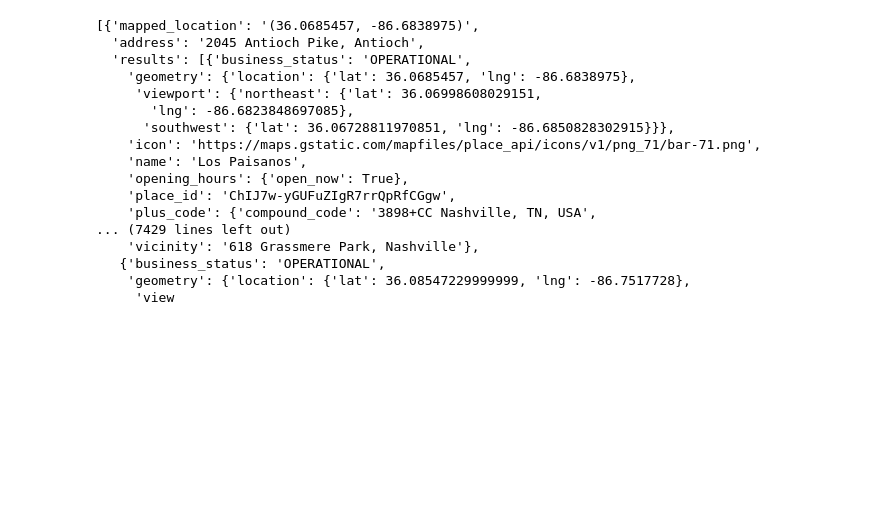
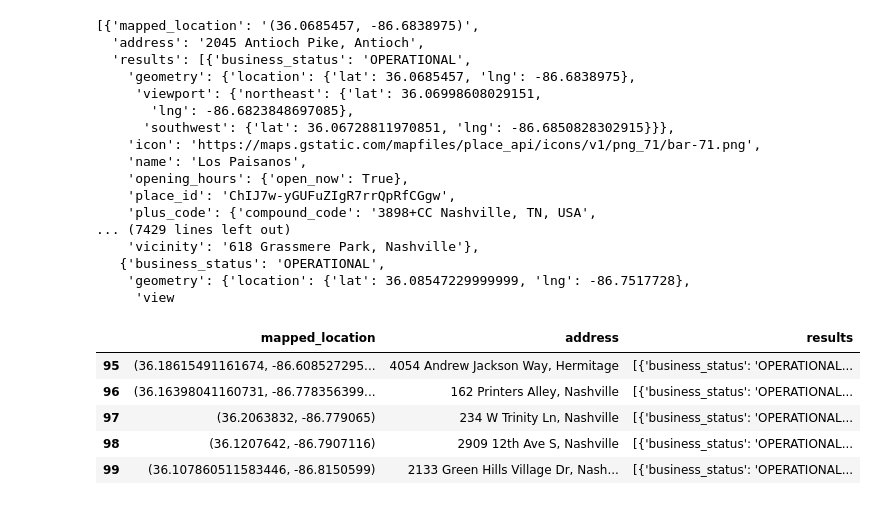
Before and after one commit to nss-data-science-cohort-4/dq4-covid-nashville-pam, a Jupyter notebook: Question 4.ipynb, the cells around one changed output. Cells and saved outputs as stored; diff of their text form; code cells hidden in the pictures; blank space fills up the shorter version.

```diff
--- a/Question 4.ipynb
+++ b/Question 4.ipynb
@@ -39,3 +152,14 @@ r1
    {'business_status': 'OPERATIONAL',
     'geometry': {'location': {'lat': 36.08547229999999, 'lng': -86.7517728},
      'view
+# %%
+df = pd.DataFrame(r1)
+# %%
+df.tail()
+# %% [output]
+|  | mapped_location | address | results |
+| 95 | (36.18615491161674, -86.608527295... | 4054 Andrew Jackson Way, Hermitage | [{'business_status': 'OPERATIONAL... |
+| 96 | (36.16398041160731, -86.778356399... | 162 Printers Alley, Nashville | [{'business_status': 'OPERATIONAL... |
+| 97 | (36.2063832, -86.779065) | 234 W Trinity Ln, Nashville | [{'business_status': 'OPERATIONAL... |
+| 98 | (36.1207642, -86.7907116) | 2909 12th Ave S, Nashville | [{'business_status': 'OPERATIONAL... |
+| 99 | (36.107860511583446, -86.8150599) | 2133 Green Hills Village Dr, Nash... | [{'business_status': 'OPERATIONAL... |
```
Also changed, not shown: parts of 24 cells of this notebook.
